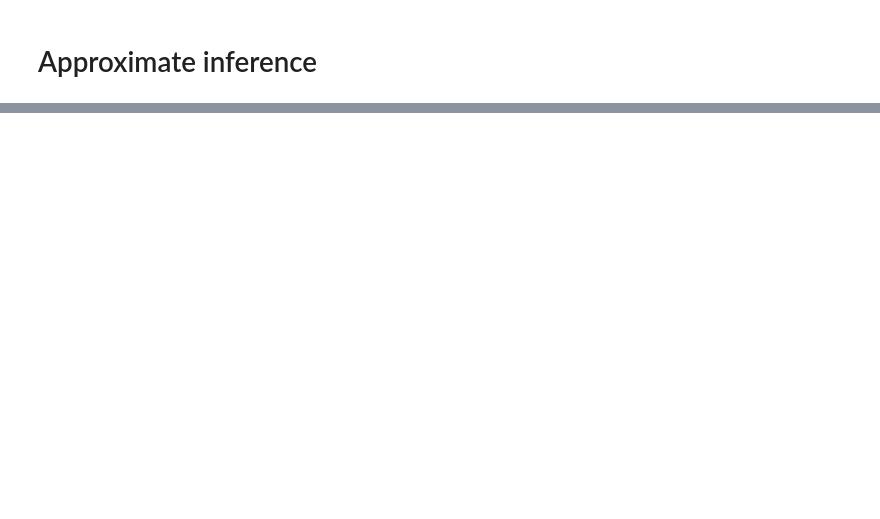
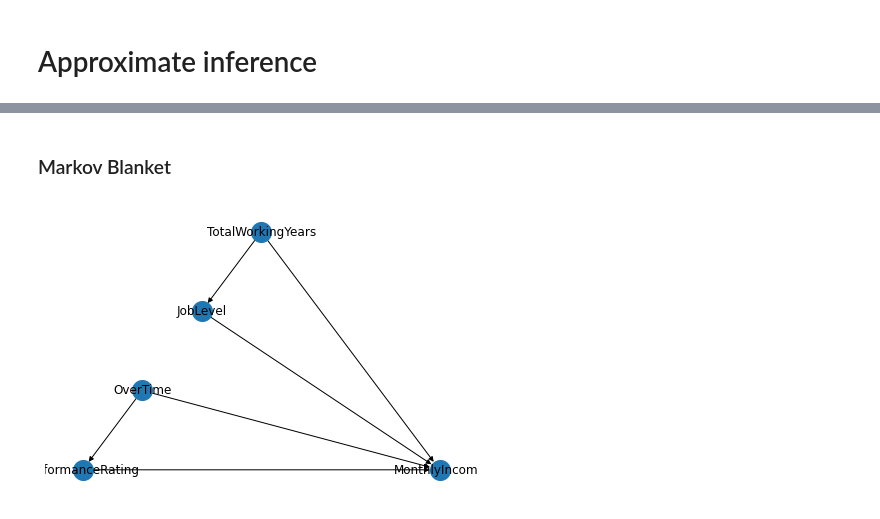
Before and after one commit to jacopodabramo/FAIKR3, a Jupyter notebook: HandMade.ipynb, the cells around one changed output, grey strips where cells are left out. Saved outputs shown, nothing was run; the diff lists cells and outputs as text; code cells hidden in the pictures; blank space fills up the shorter version.

Commit message:
Finishing HandMade

```diff
--- a/HandMade.ipynb
+++ b/HandMade.ipynb
@@ -42,6 +44,5 @@ Mounted at /content/drive
 # %%
-df = pd.read_csv("/content/drive/MyDrive/cleaning_dataset.csv")
-df = df.drop(['Gender'],axis= 1)
+df = pd.read_csv("./data/cleaning_dataset.csv")
 print(df.shape)
 df.head()
 # %% [output]
@@ -343,0 +446,16 @@ we studied the effects that the salary and working overtime had on the JobLevel,
+# %% [markdown]
+### Markov Blanket
+# %%
+def markov_blanket(net, node):
+    markov_nodes = hand_net.get_markov_blanket(node)
+    markov_nodes.append(node)
+    markov_edges = [(e1, e2) for (e1, e2) in hand_net.edges() if (e1 in markov_nodes) and (e2 in markov_nodes)]
+
+    markov_blanket = DAG()
+    markov_blanket.add_nodes_from(nodes=markov_nodes)
+    markov_blanket.add_edges_from(ebunch=markov_edges)
+    nx.draw_planar(markov_blanket,node_size=400, arrowsize=10, with_labels=True)
+
+markov_blanket(hand_net, "MonthlyIncome")
+# %% [output]
+[figure, added]
```
Also changed, not shown: parts of 26 cells of this notebook.
